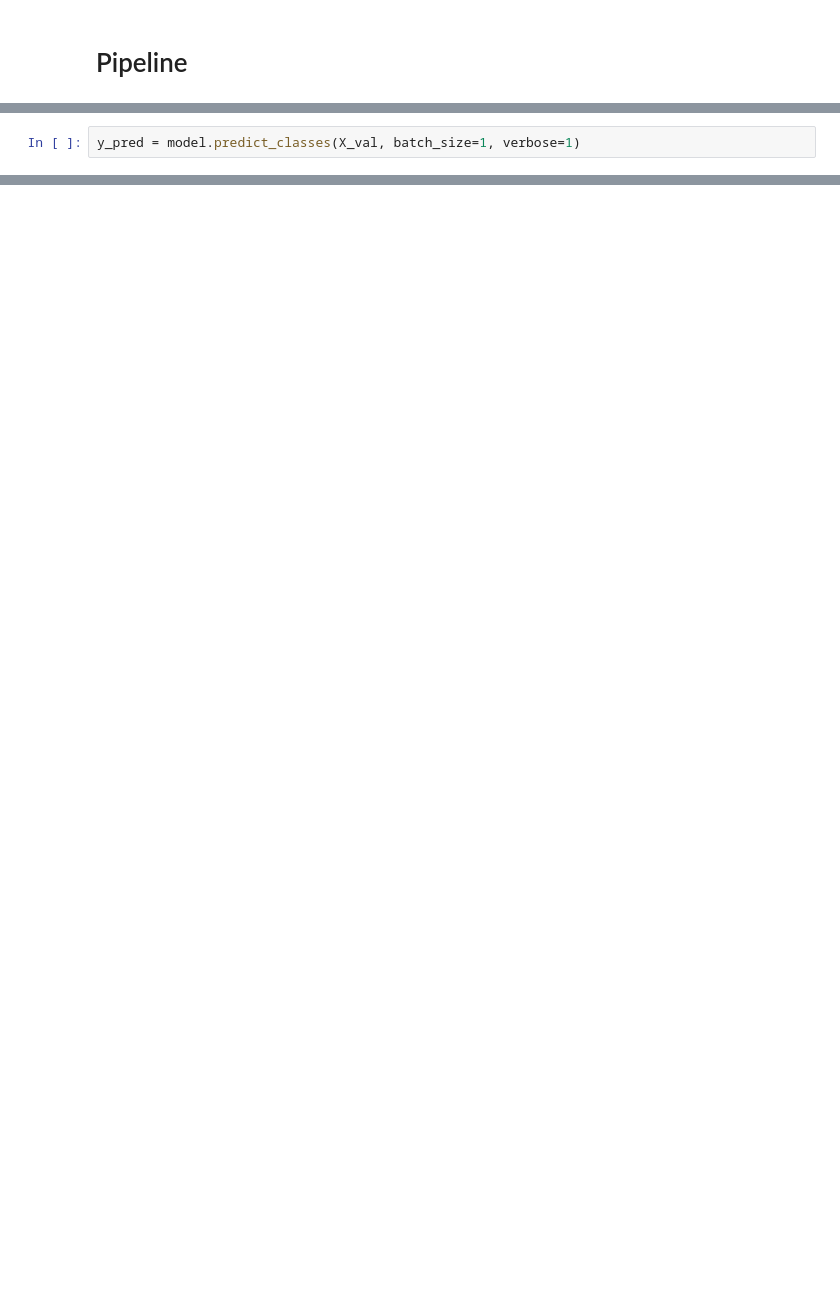
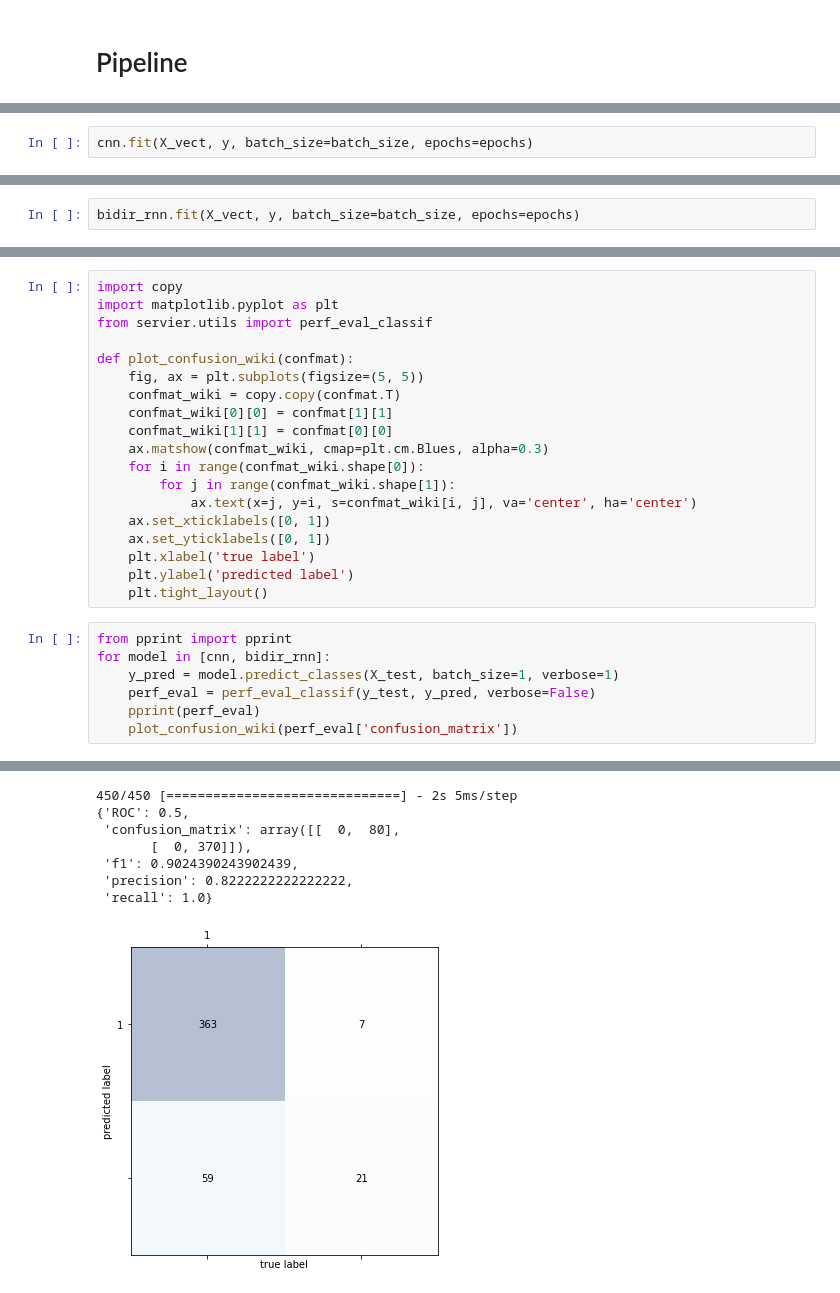
Before and after one commit to lologibus2/servier, a Jupyter notebook: servier/jupy/DL_Sanbox.ipynb, the cells around one changed output, grey strips where cells are left out. Drawn from its saved outputs; the diff is of its cells as text; blank space fills up the shorter version.

```diff
--- a/servier/jupy/DL_Sanbox.ipynb
+++ b/servier/jupy/DL_Sanbox.ipynb
@@ -156,2 +302,2 @@ ValueError: in user code:
-# %%
-y_pred = model.predict_classes(X_val, batch_size=1, verbose=1)
+# %%
+cnn.fit(X_vect, y, batch_size=batch_size, epochs=epochs)
@@ -157,0 +326,2 @@ y_pred = model.predict_classes(X_val, batch_size=1, verbose=1)
+# %%
+bidir_rnn.fit(X_vect, y, batch_size=batch_size, epochs=epochs)
@@ -157,0 +350,27 @@ y_pred = model.predict_classes(X_val, batch_size=1, verbose=1)
+# %%
+import copy
+import matplotlib.pyplot as plt
+from servier.utils import perf_eval_classif
+
+def plot_confusion_wiki(confmat):
+    fig, ax = plt.subplots(figsize=(5, 5))
+    confmat_wiki = copy.copy(confmat.T)
+    confmat_wiki[0][0] = confmat[1][1]
+    confmat_wiki[1][1] = confmat[0][0]
+    ax.matshow(confmat_wiki, cmap=plt.cm.Blues, alpha=0.3)
+    for i in range(confmat_wiki.shape[0]):
+        for j in range(confmat_wiki.shape[1]):
+            ax.text(x=j, y=i, s=confmat_wiki[i, j], va='center', ha='center')
+    ax.set_xticklabels([0, 1])
+    ax.set_yticklabels([0, 1])
+    plt.xlabel('true label')
+    plt.ylabel('predicted label')
+    plt.tight_layout()
+# %%
+from pprint import pprint
+for model in [cnn, bidir_rnn]:
+    y_pred = model.predict_classes(X_test, batch_size=1, verbose=1)
+    perf_eval = perf_eval_classif(y_test, y_pred, verbose=False)
+    pprint(perf_eval)
+    plot_confusion_wiki(perf_eval['confusion_matrix'])
+# %% [output]
@@ -157,0 +387,8 @@ y_pred = model.predict_classes(X_val, batch_size=1, verbose=1)
+450/450 [==============================] - 2s 5ms/step
+{'ROC': 0.5,
+ 'confusion_matrix': array([[  0,  80],
+       [  0, 370]]),
+ 'f1': 0.9024390243902439,
+ 'precision': 0.8222222222222222,
+ 'recall': 1.0}
+[figure, added]
```
Also changed, not shown: parts of 34 cells of this notebook, 1 other file.
